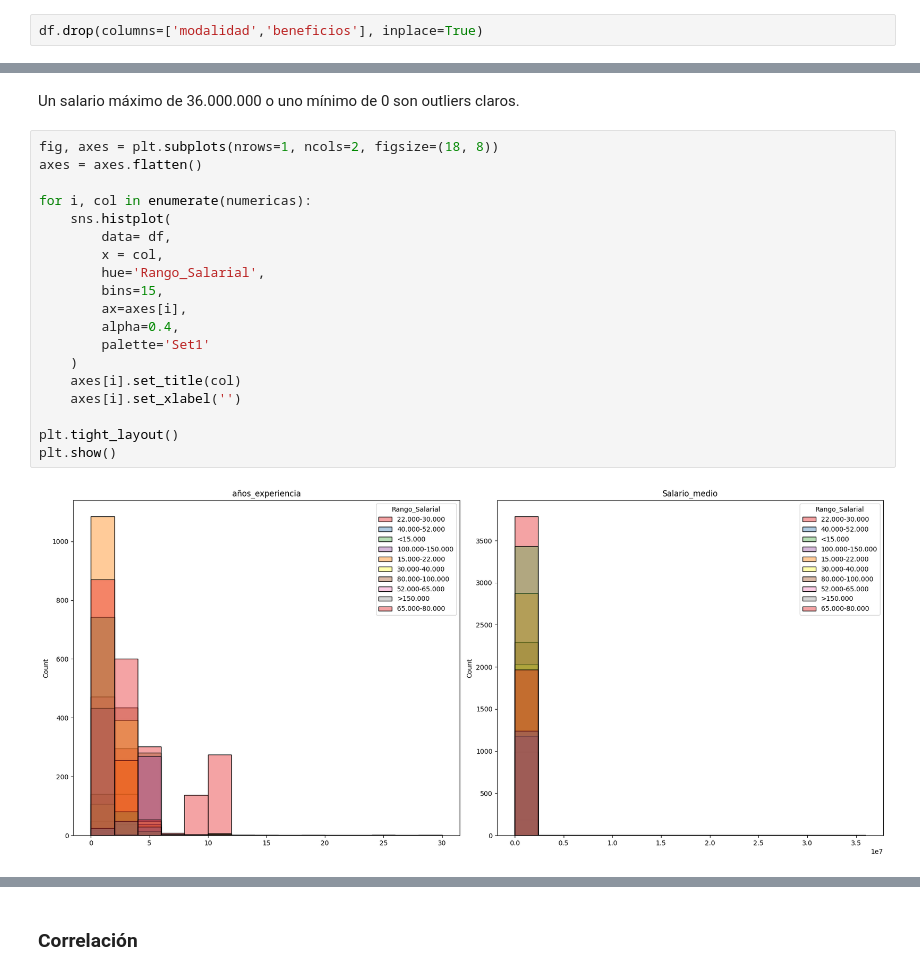
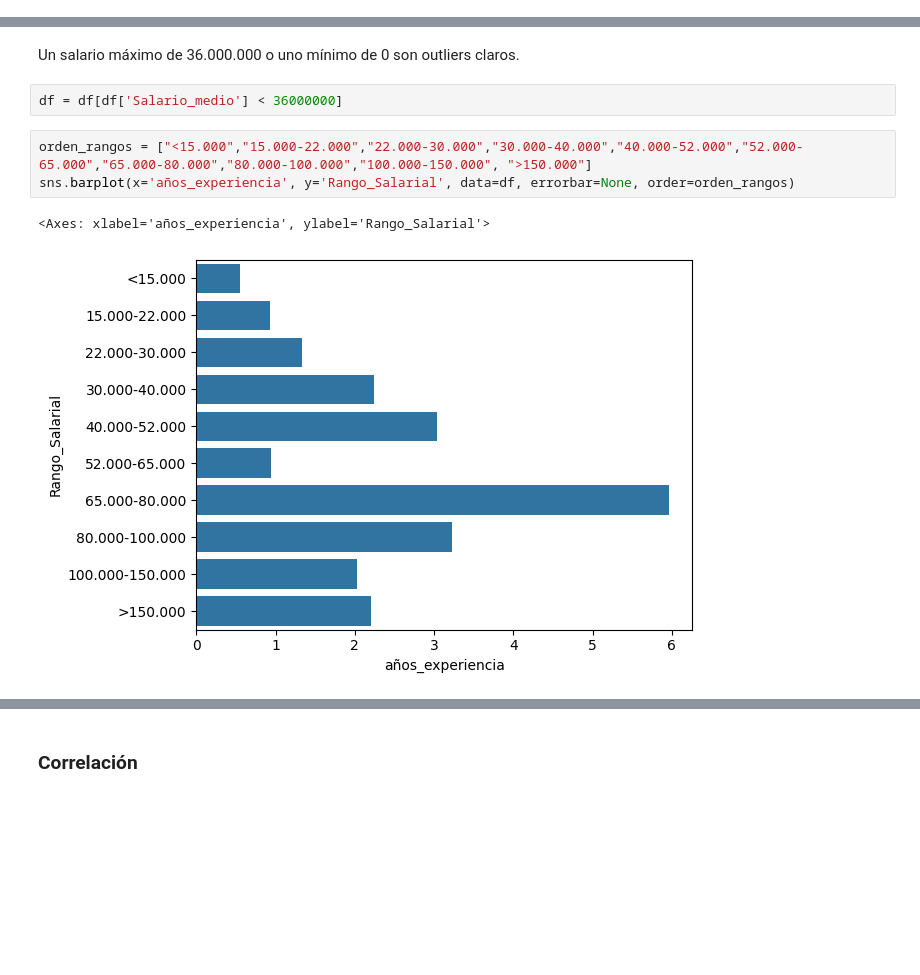
Before and after one commit to Ivan-0612/TFM_job_description_prediction, a Jupyter notebook: notebooks/05_EDA.ipynb, the cells around one changed output, grey strips where cells are left out. Drawn from its saved outputs; the diff is of its cells as text; blank space fills up the shorter version.

```diff
--- a/notebooks/05_EDA.ipynb
+++ b/notebooks/05_EDA.ipynb
@@ -47,7 +45,5 @@ memory usage: 3.0+ MB
 # %% [markdown]
 La variable beneficios no tiene ningun valor ya que casi todos los datos son nulos. La variable modalidad tampoco aporta mucho valor y tiene demasiados nulos.
-# %%
-df.drop(columns=['modalidad','beneficios'], inplace=True)
 # %%
 df['Rango_Salarial'].value_counts()
 # %% [output]
@@ -82,24 +78,11 @@ df[numericas].describe()
 | max | 30.00 | 36000000.00 |
 # %% [markdown]
 Un salario máximo de 36.000.000 o uno mínimo de 0 son outliers claros.
-# %%
-fig, axes = plt.subplots(nrows=1, ncols=2, figsize=(18, 8))
-axes = axes.flatten()
-
-for i, col in enumerate(numericas):
-    sns.histplot(
-        data= df,
-        x = col,
-        hue='Rango_Salarial',
-        bins=15,
-        ax=axes[i],
-        alpha=0.4,
-        palette='Set1'
-    )
-    axes[i].set_title(col)
-    axes[i].set_xlabel('')
-
-plt.tight_layout()
-plt.show()
-# %% [output]
-[figure, removed]
+# %%
+df = df[df['Salario_medio'] < 36000000]
+# %%
+orden_rangos = ["<15.000","15.000-22.000","22.000-30.000","30.000-40.000","40.000-52.000","52.000-65.000","65.000-80.000","80.000-100.000","100.000-150.000", ">150.000"]
+sns.barplot(x='años_experiencia', y='Rango_Salarial', data=df, errorbar=None, order=orden_rangos)
+# %% [output]
+<Axes: xlabel='años_experiencia', ylabel='Rango_Salarial'>
+[figure, added]
```
Also changed, not shown: parts of 27 cells of this notebook.
